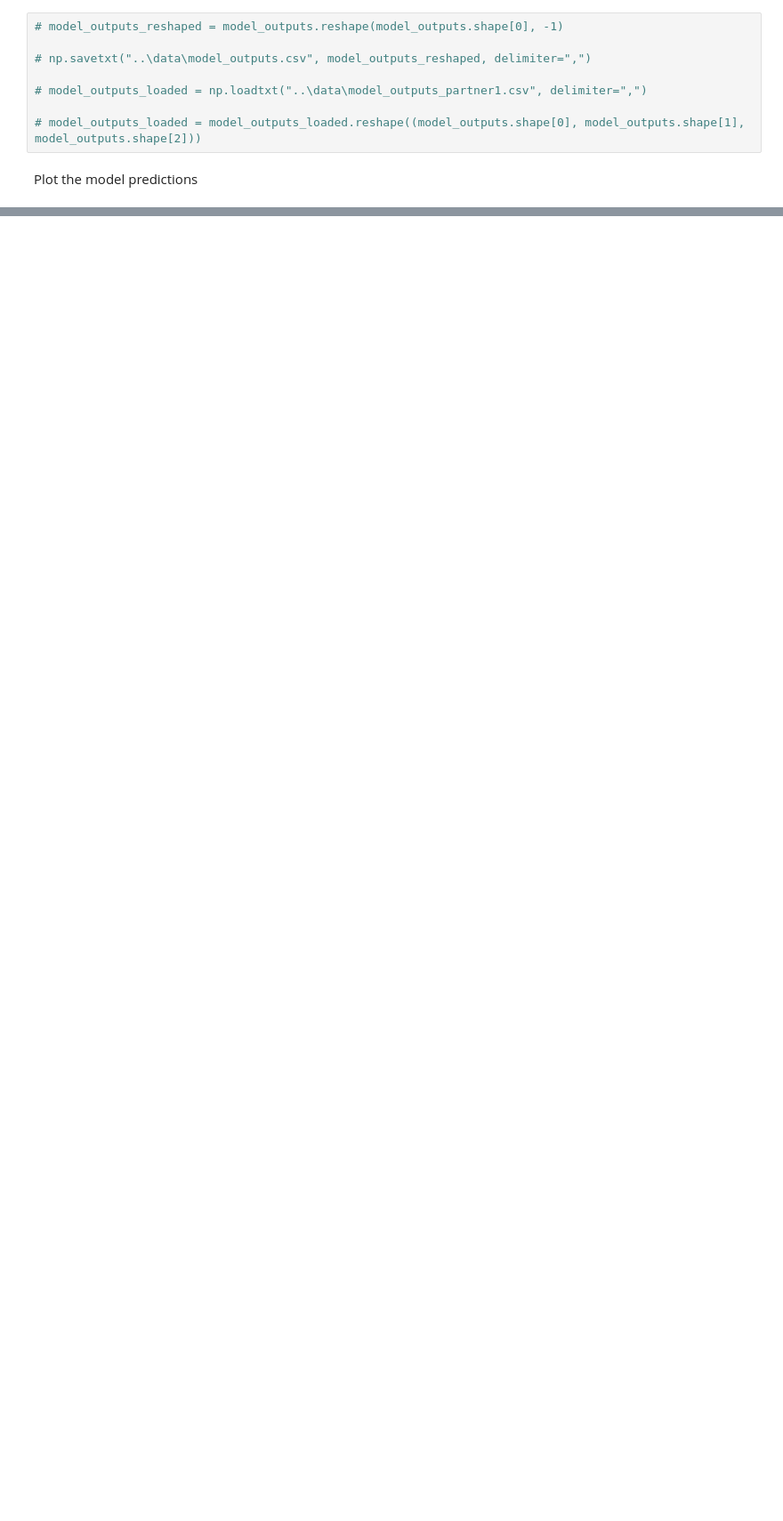
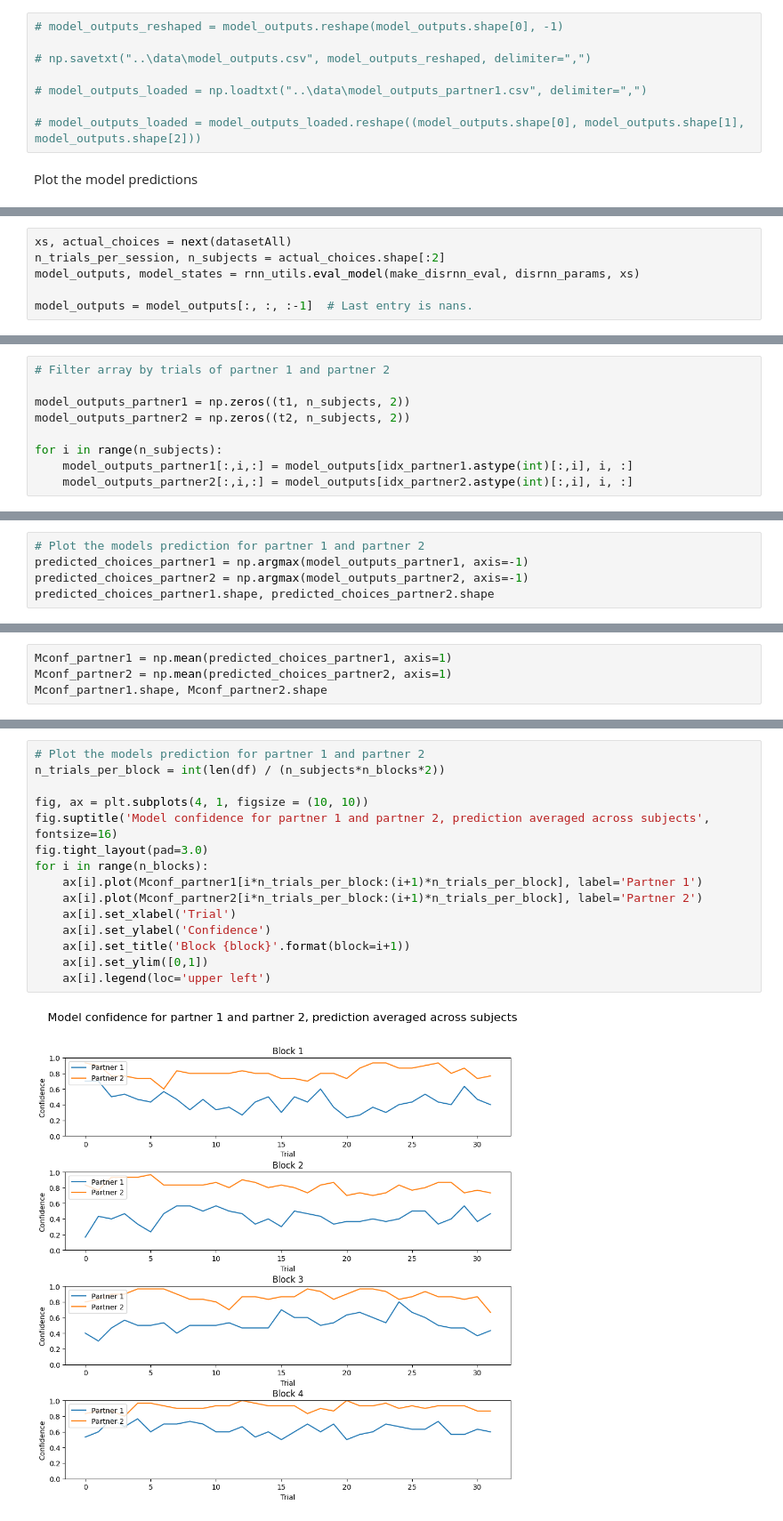
Before and after one commit to meikeoschmann/disRNN-conf-match, a Jupyter notebook: CogModelingRNNsTutorial/DisentangledRNNs_Meike.ipynb, the cells around one changed output, grey strips where cells are left out. Shown at 89% size. Drawn from its saved outputs; the diff is of its cells as text; blank space fills up the shorter version.

```diff
--- a/CogModelingRNNsTutorial/DisentangledRNNs_Meike.ipynb
+++ b/CogModelingRNNsTutorial/DisentangledRNNs_Meike.ipynb
@@ -425,0 +472,6 @@ model_predictions.shape
+# %%
+xs, actual_choices = next(datasetAll)
+n_trials_per_session, n_subjects = actual_choices.shape[:2]
+model_outputs, model_states = rnn_utils.eval_model(make_disrnn_eval, disrnn_params, xs)
+
+model_outputs = model_outputs[:, :, :-1]  # Last entry is nans.
@@ -425,0 +482,9 @@ model_predictions.shape
+# %%
+# Filter array by trials of partner 1 and partner 2
+
+model_outputs_partner1 = np.zeros((t1, n_subjects, 2))
+model_outputs_partner2 = np.zeros((t2, n_subjects, 2))
+
+for i in range(n_subjects):
+    model_outputs_partner1[:,i,:] = model_outputs[idx_partner1.astype(int)[:,i], i, :]
+    model_outputs_partner2[:,i,:] = model_outputs[idx_partner2.astype(int)[:,i], i, :]
@@ -425,0 +495,5 @@ model_predictions.shape
+# %%
+# Plot the models prediction for partner 1 and partner 2
+predicted_choices_partner1 = np.argmax(model_outputs_partner1, axis=-1)
+predicted_choices_partner2 = np.argmax(model_outputs_partner2, axis=-1)
+predicted_choices_partner1.shape, predicted_choices_partner2.shape
@@ -425,0 +502,4 @@ model_predictions.shape
+# %%
+Mconf_partner1 = np.mean(predicted_choices_partner1, axis=1)
+Mconf_partner2 = np.mean(predicted_choices_partner2, axis=1)
+Mconf_partner1.shape, Mconf_partner2.shape
@@ -425,0 +508,17 @@ model_predictions.shape
+# %%
+# Plot the models prediction for partner 1 and partner 2
+n_trials_per_block = int(len(df) / (n_subjects*n_blocks*2))
+
+fig, ax = plt.subplots(4, 1, figsize = (10, 10))
+fig.suptitle('Model confidence for partner 1 and partner 2, prediction averaged across subjects', fontsize=16)
+fig.tight_layout(pad=3.0)
+for i in range(n_blocks):
+    ax[i].plot(Mconf_partner1[i*n_trials_per_block:(i+1)*n_trials_per_block], label='Partner 1')
+    ax[i].plot(Mconf_partner2[i*n_trials_per_block:(i+1)*n_trials_per_block], label='Partner 2')
+    ax[i].set_xlabel('Trial')
+    ax[i].set_ylabel('Confidence')
+    ax[i].set_title('Block {block}'.format(block=i+1))
+    ax[i].set_ylim([0,1])
+    ax[i].legend(loc='upper left')
+# %% [output]
+[figure, added]
```
Also changed, not shown: parts of 23 cells of this notebook, 1 other file.
